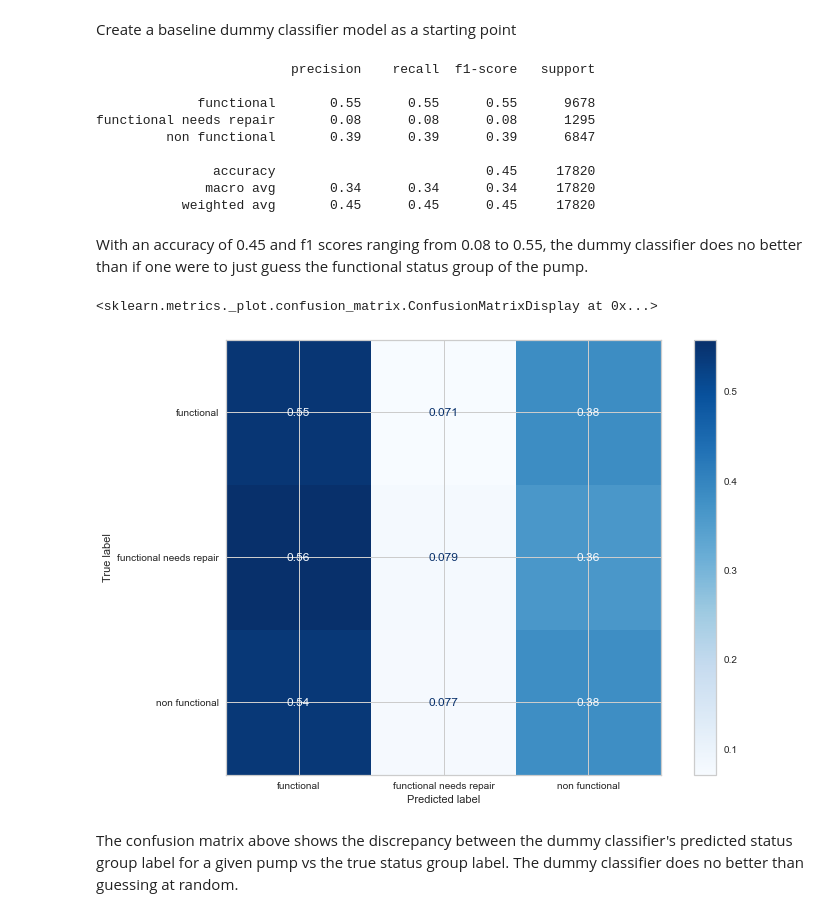
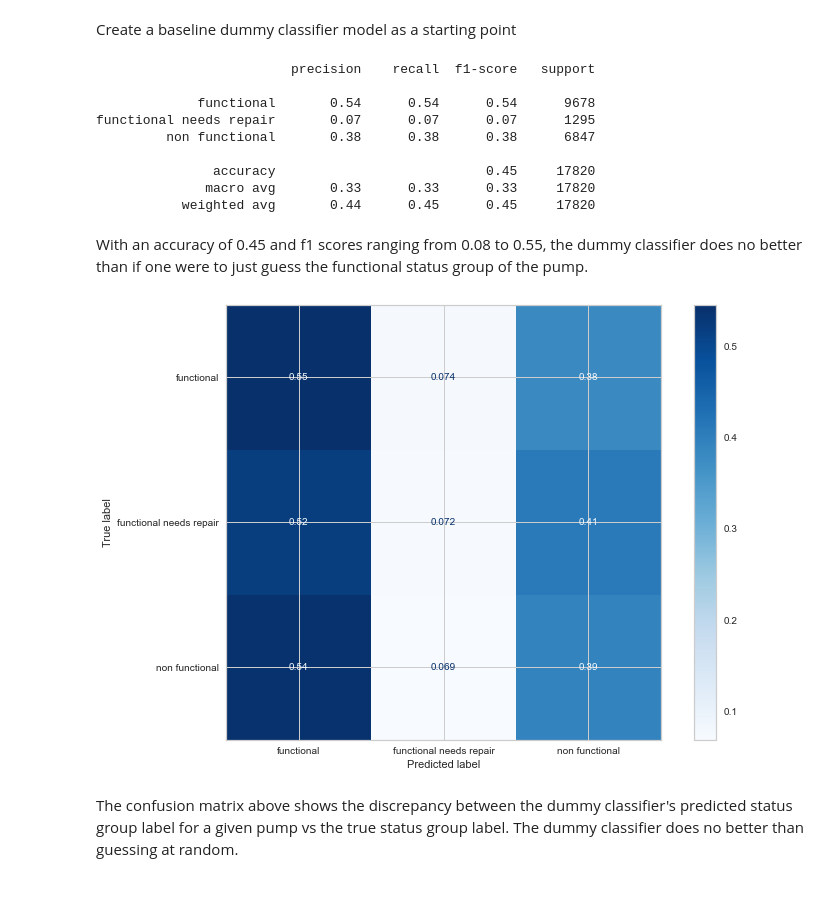
Before and after one commit to pederknorr/Water-Pump-Classification-Project, a Jupyter notebook: water_pump_classification.ipynb, the cells around one changed output. Cells and saved outputs as stored; diff of their text form; code cells hidden in the pictures.

```diff
--- a/water_pump_classification.ipynb
+++ b/water_pump_classification.ipynb
@@ -279,8 +279,8 @@ dtype: int64
 # Conduct train test split to create training and testing data groups for
 # future modeling
 
-y = training_df['status_group']
-X = training_df.drop(columns=['status_group'])
+y = training_df['status_group'].copy()
+X = training_df.drop(columns=['status_group']).copy()
 
 X_train, X_test, y_train,y_test  = train_test_split(X,y,test_size=.3,
                                                     random_state=4,
@@ -328,9 +328,9 @@ Remove unnecessary columns:
 columns = ['id','amount_tsh',  'num_private', 'date_recorded',
           'quantity_group', 'recorded_by','payment_type',
           'waterpoint_type_group', 'scheme_name', 'subvillage', 'wpt_name']
-for column in columns:
-    X_train.drop([column], axis=1, inplace=True)
-    X_test.drop([column], axis=1, inplace=True)
+
+X_train.drop(columns, axis=1, inplace=True)
+X_test.drop(columns, axis=1, inplace=True)
 # %% [output]
 A value is trying to be set on a copy of a slice from a DataFrame
 
@@ -361,7 +361,7 @@ columns = ['gps_height', 'population']
 
 for column in columns:
     X_train[column].replace(0, X_train[column].median() , inplace=True)
-    X_test[column].replace(0, X_test[column].median() , inplace=True)
+    X_test[column].replace(0, X_train[column].median() , inplace=True)
 
 display(X_train['gps_height'].value_counts())
 X_test['gps_height'].value_counts()
@@ -882,22 +903,22 @@ print(metrics.classification_report(y_test, y_pred_test))
 # %% [output]
                          precision    recall  f1-score   support
 
-             functional       0.55      0.55      0.55      9678
-functional needs repair       0.08      0.08      0.08      1295
-         non functional       0.39      0.39      0.39      6847
+             functional       0.54      0.54      0.54      9678
+functional needs repair       0.07      0.07      0.07      1295
+         non functional       0.38      0.38      0.38      6847
 
                accuracy                           0.45     17820
-              macro avg       0.34      0.34      0.34     17820
-           weighted avg       0.45      0.45      0.45     17820
+              macro avg       0.33      0.33      0.33     17820
+           weighted avg       0.44      0.45      0.45     17820
 # %% [markdown]
 With an accuracy of 0.45 and f1 scores ranging from 0.08 to 0.55, the dummy classifier does no better than if one were to just guess the functional status group of the pump.
 # %%
 fig,ax = plt.subplots(ncols=1, figsize=(12,8))
 metrics.plot_confusion_matrix(dummy_clf, X_test_df,y_test, normalize='true',
                               ax=ax, cmap='Blues')
+ax.grid('off')
 # %% [output]
-<sklearn.metrics._plot.confusion_matrix.ConfusionMatrixDisplay at 0x...>
-[figure, old version]
+[figure, new version]
 # %% [markdown]
 The confusion matrix above shows the discrepancy between the dummy classifier's predicted status group label for a given pump vs the true status group label. The dummy classifier does no better than guessing at random.
 # %%
```
Also changed, not shown: parts of 12 cells of this notebook, 1 other file.
